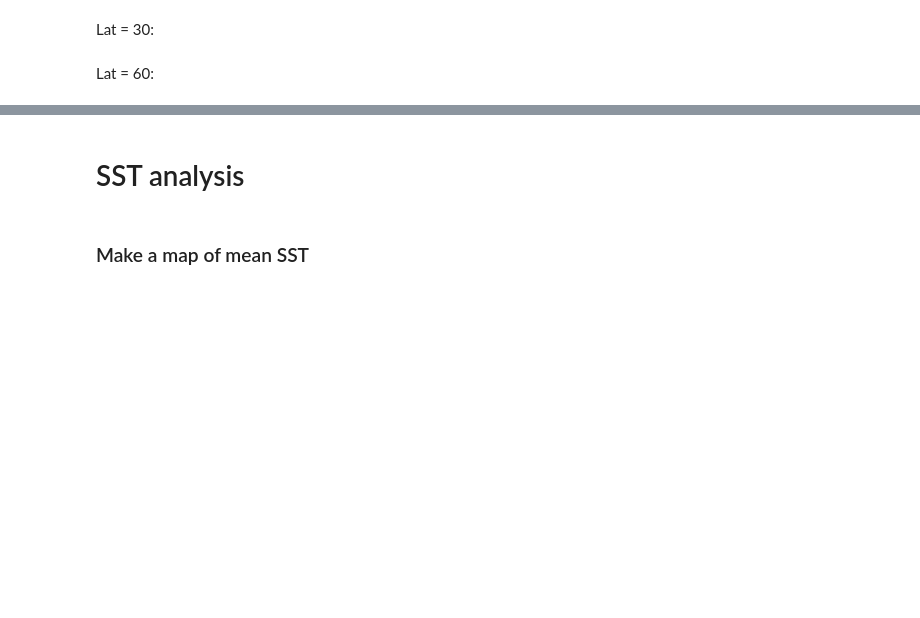
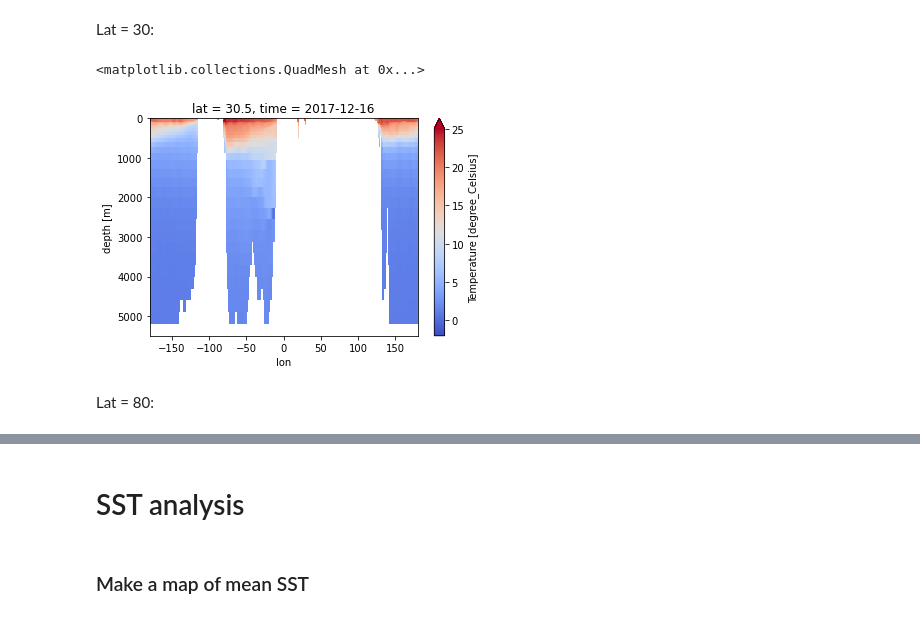
Before and after one commit to ATOC-REU/python_bootcamp, a Jupyter notebook: Day 6_Multi-dimensional data with xarray 2/Day_6_xarray_2.ipynb, the cells around one changed output, grey strips where cells are left out. Drawn from its saved outputs; the diff is of its cells as text; code cells hidden in the pictures; blank space fills up the shorter version.

```diff
--- a/Day 6_Multi-dimensional data with xarray 2/Day_6_xarray_2.ipynb
+++ b/Day 6_Multi-dimensional data with xarray 2/Day_6_xarray_2.ipynb
@@ -111,4 +113,9 @@ Lat = 0:
 # %% [markdown]
 Lat = 30:
+# %%
+ocean_temp.isel(time=-1).sel(lat=30.5).temp.plot(vmin=-2, vmax=25, yincrease = False, cmap='coolwarm')
+# %% [output]
+<matplotlib.collections.QuadMesh at 0x...>
+[figure, added]
 # %% [markdown]
-Lat = 60:
+Lat = 80:
```
Also changed, not shown: parts of 67 cells of this notebook.
